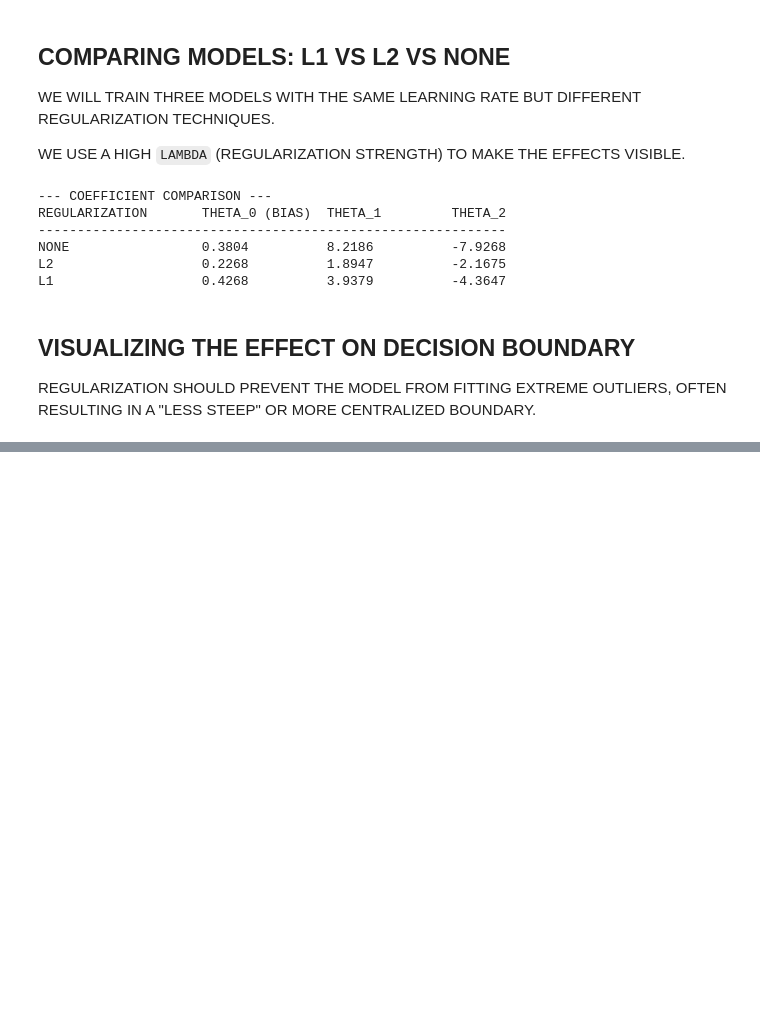
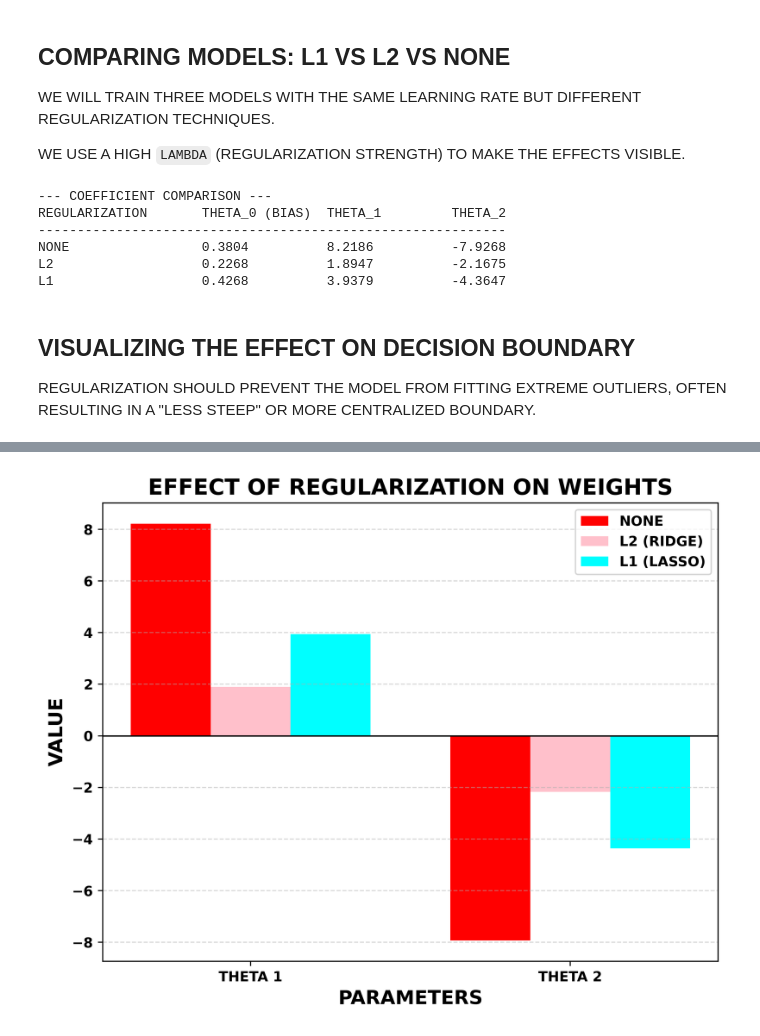
Before and after one commit to DaRkSouL36/LogisticRegression, a Jupyter notebook: LogisticRegression_Regularization.ipynb, the cells around one changed output, grey strips where cells are left out. Drawn from its saved outputs; the diff is of its cells as text; code cells hidden in the pictures; blank space fills up the shorter version.

```diff
--- a/LogisticRegression_Regularization.ipynb
+++ b/LogisticRegression_Regularization.ipynb
@@ -344,0 +348,29 @@ plt.show()
+# %%
+# PREPARING DATA FOR BAR PLOT
+features = ['THETA 1', 'THETA 2']
+None_vals = model_None.theta[1:].flatten()
+L2_vals = model_L2.theta[1:].flatten()
+L1_vals = model_L1.theta[1:].flatten()
+
+x_idx = np.arange(len(features))
+width = 0.25
+
+plt.figure(figsize=(8, 6), dpi=500)
+plt.bar(x_idx - width, None_vals, width, label='NONE', color='red')
+plt.bar(x_idx, L2_vals, width, label='L2 (RIDGE)', color='pink')
+plt.bar(x_idx + width, L1_vals, width, label='L1 (LASSO)', color='cyan')
+
+plt.xlabel("PARAMETERS", fontsize=14, fontweight='bold')
+plt.ylabel("VALUE", fontsize=14, fontweight='bold')
+plt.title("EFFECT OF REGULARIZATION ON WEIGHTS", fontsize=16, fontweight='bold')
+plt.xticks(x_idx, features)
+plt.axhline(0, color='black', linewidth=1)
+
+for label in plt.gca().get_xticklabels() + plt.gca().get_yticklabels():
+    label.set_fontweight('bold')
+
+plt.legend(prop={'weight': 'bold'})
+plt.grid(True, axis='y', linestyle='--', alpha=0.5)
+plt.show()
+# %% [output]
+[figure, added]
```
Also changed, not shown: parts of 2 cells of this notebook.
